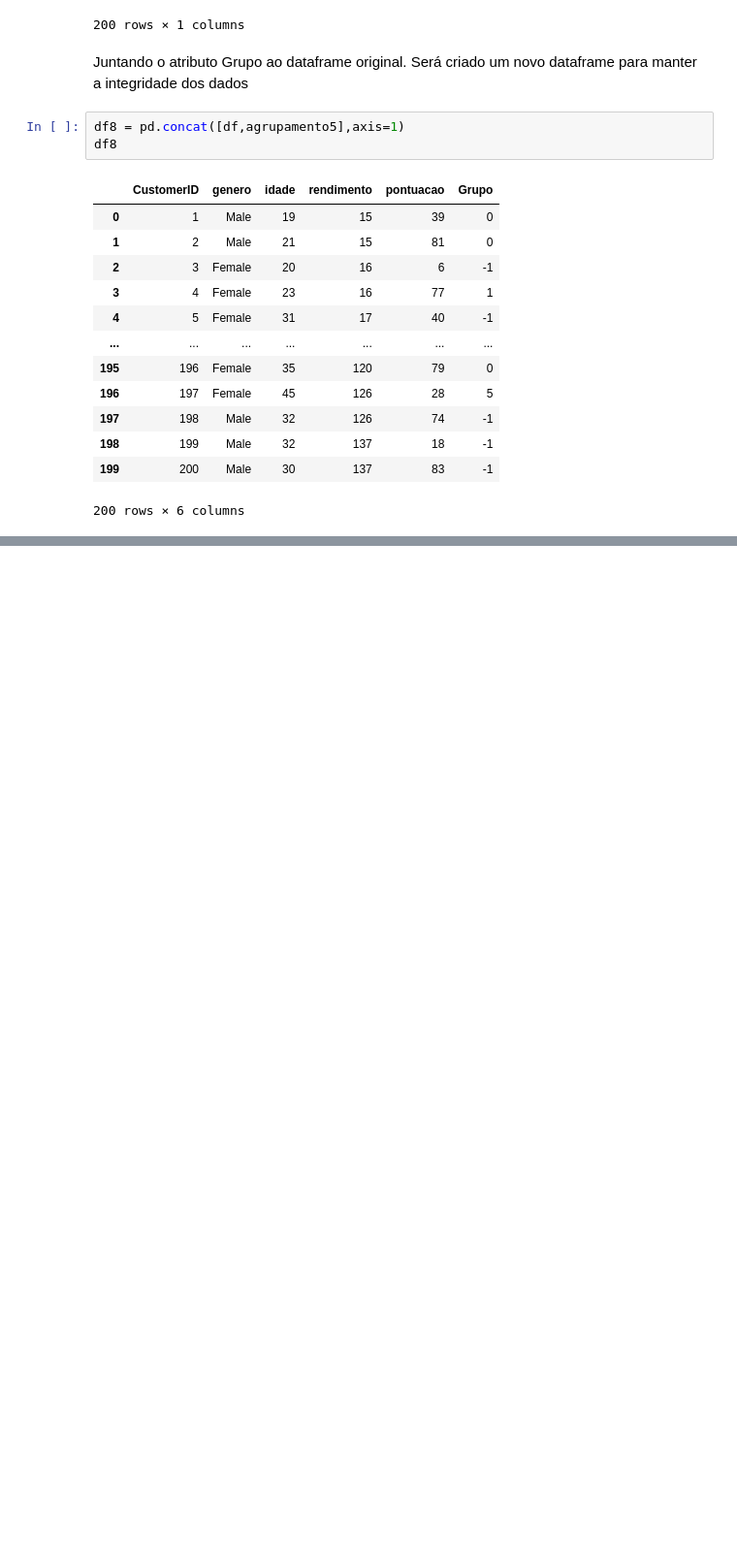
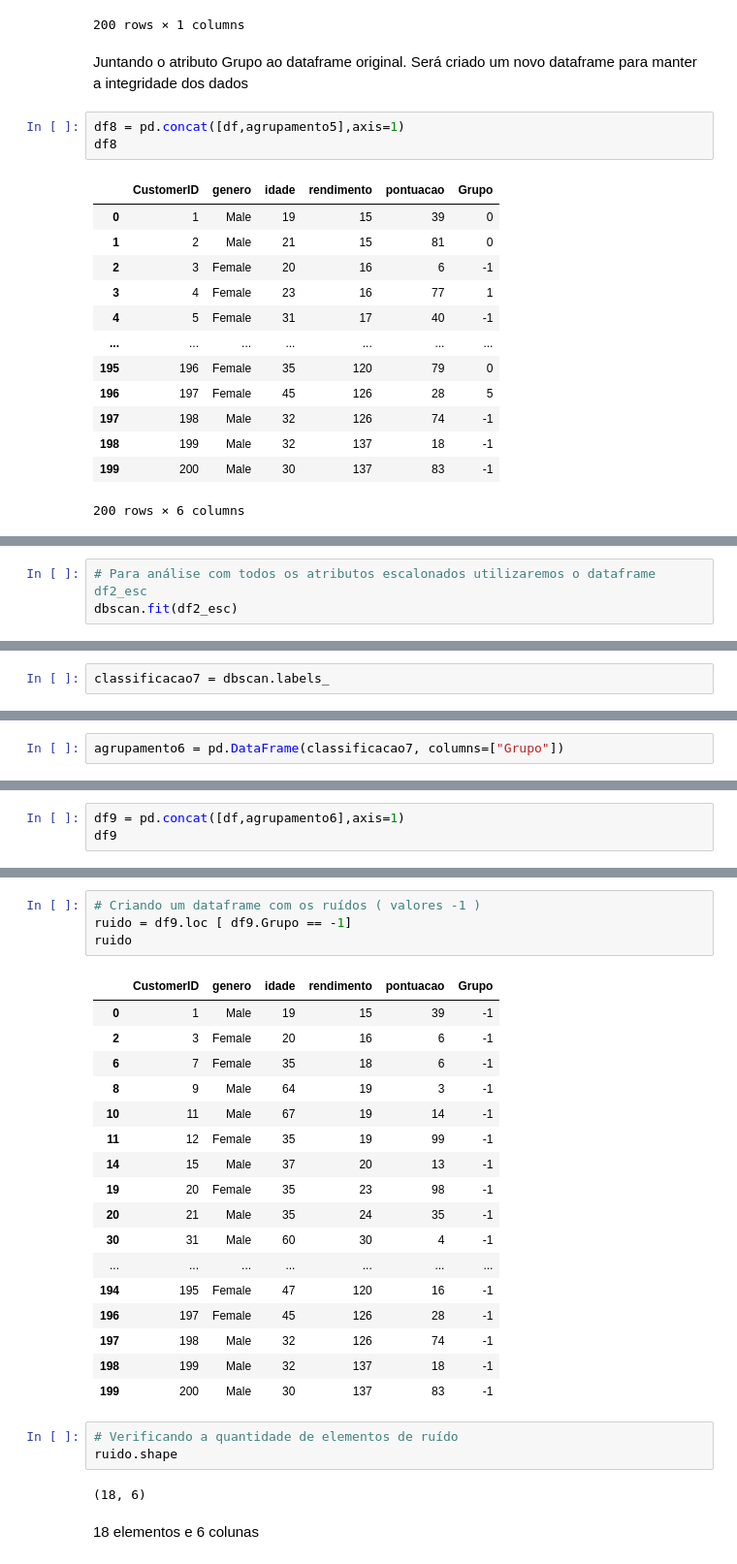
Before and after one commit to mauricionoronha/segclient, a Jupyter notebook: SEG_CLIEN_CLUST.ipynb, the cells around one changed output, grey strips where cells are left out. Shown: that part at 97% size. Saved outputs shown, nothing was run; the diff lists cells and outputs as text; blank space fills up the shorter version.

```diff
--- a/SEG_CLIEN_CLUST.ipynb
+++ b/SEG_CLIEN_CLUST.ipynb
@@ -1185,0 +1222,3 @@ df8
+# %%
+# Para análise com todos os atributos escalonados utilizaremos o dataframe df2_esc
+dbscan.fit(df2_esc)
@@ -1185,0 +1227,2 @@ df8
+# %%
+classificacao7 = dbscan.labels_
@@ -1185,0 +1248,2 @@ df8
+# %%
+agrupamento6 = pd.DataFrame(classificacao7, columns=["Grupo"])
@@ -1185,0 +1268,3 @@ df8
+# %%
+df9 = pd.concat([df,agrupamento6],axis=1)
+df9
@@ -1185,0 +1296,29 @@ df8
+# %%
+# Criando um dataframe com os ruídos ( valores -1 )
+ruido = df9.loc [ df9.Grupo == -1]
+ruido
+# %% [output]
+|  | CustomerID | genero | idade | rendimento | pontuacao | Grupo |
+| 0 | 1 | Male | 19 | 15 | 39 | -1 |
+| 2 | 3 | Female | 20 | 16 | 6 | -1 |
+| 6 | 7 | Female | 35 | 18 | 6 | -1 |
+| 8 | 9 | Male | 64 | 19 | 3 | -1 |
+| 10 | 11 | Male | 67 | 19 | 14 | -1 |
+| 11 | 12 | Female | 35 | 19 | 99 | -1 |
+| 14 | 15 | Male | 37 | 20 | 13 | -1 |
+| 19 | 20 | Female | 35 | 23 | 98 | -1 |
+| 20 | 21 | Male | 35 | 24 | 35 | -1 |
+| 30 | 31 | Male | 60 | 30 | 4 | -1 |
+| ... | ... | ... | ... | ... | ... | ... |
+| 194 | 195 | Female | 47 | 120 | 16 | -1 |
+| 196 | 197 | Female | 45 | 126 | 28 | -1 |
+| 197 | 198 | Male | 32 | 126 | 74 | -1 |
+| 198 | 199 | Male | 32 | 137 | 18 | -1 |
+| 199 | 200 | Male | 30 | 137 | 83 | -1 |
+# %%
+# Verificando a quantidade de elementos de ruído
+ruido.shape
+# %% [output]
+(18, 6)
+# %% [markdown]
+18 elementos e 6 colunas
```
Also changed, not shown: parts of 16 cells of this notebook.
